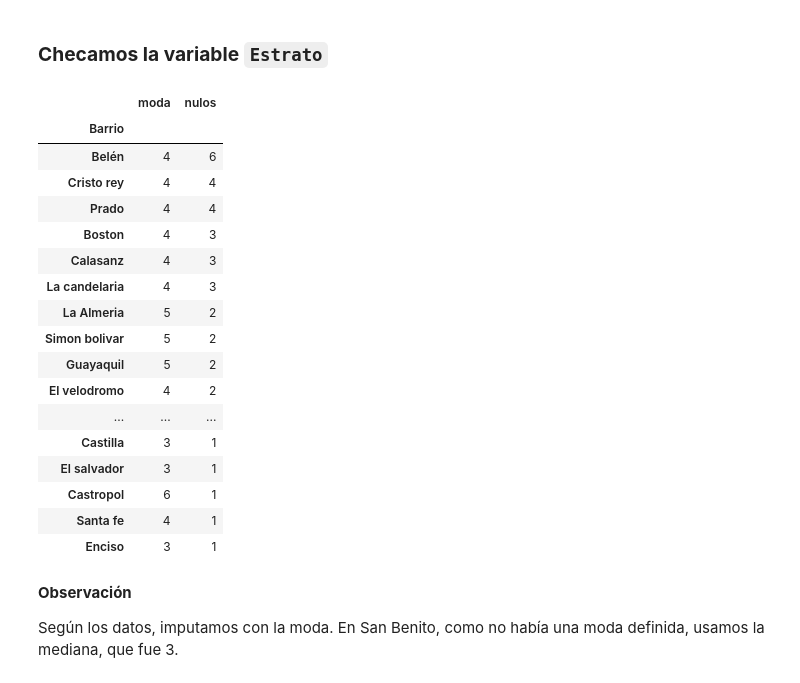
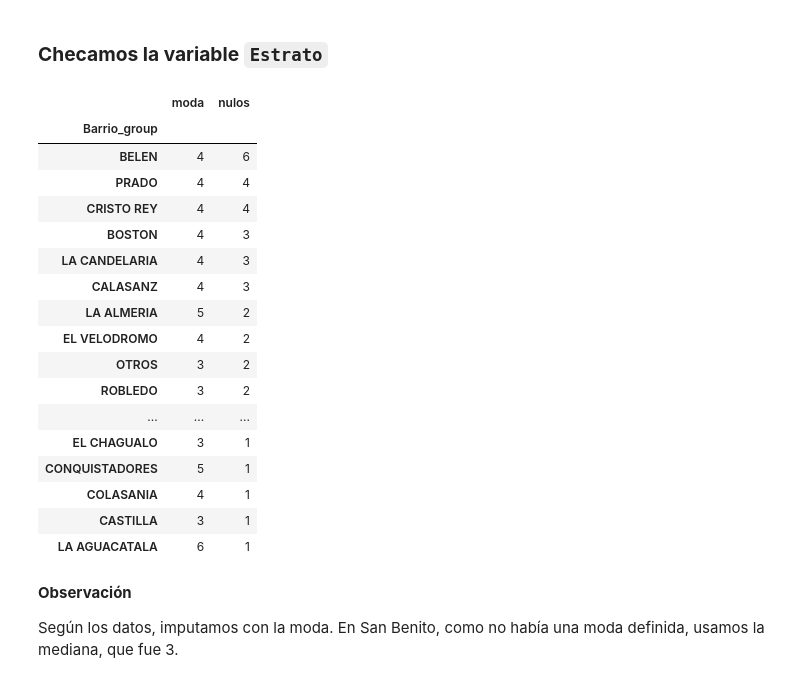
Before and after one commit to EloisaCB43/Proyecto2_ML, a Jupyter notebook: notebooks/EDA.ipynb, the cells around one changed output. Saved outputs shown, nothing was run; the diff lists cells and outputs as text; code cells hidden in the pictures.

```diff
--- a/notebooks/EDA.ipynb
+++ b/notebooks/EDA.ipynb
@@ -440,7 +495,7 @@ df_filtrado.groupby("Barrio")["Antigüedad"].agg(
 La opción mas lógica para imputar en este caso es por barrio, considerando que la moda de la variable `Antigüedad` en barrios como Laureles, El Poblado y Belén son apartamentos mas viejos, mientras que zonas como El Velodromo, Calasanz, presentan un desarrollo creciente. E igualmente, se puede ver que el barrio con mas valores faltantes es Laureles.
 # %%
 # Para cada barrio, rellena los nulos de Antigüedad con el valor de antigüedad más común en ese mismo barrio. Si el barrio no tiene ningún dato de antigüedad, ponemos 'Desconocido'.
-df_filtrado['Antigüedad'] = df_filtrado.groupby('Barrio')['Antigüedad'].transform(
+df_filtrado['Antigüedad'] = df_filtrado.groupby('Barrio_group')['Antigüedad'].transform(
                               lambda x: x.fillna(x.mode()[0]) if not x.mode().empty else "Desconocido")
 # %%
 df_filtrado["Antigüedad"].isnull().sum()
@@ -525,29 +580,29 @@ fig.update_layout(bargap=0.3)
 fig.show()
 # %%
 # Miramos el estrato por barrio para ver si tiene sentido, en este caso se ve la moda y los nulos
-df_filtrado.groupby("Barrio")["Estrato"].agg(
+df_filtrado.groupby("Barrio_group")["Estrato"].agg(
     moda=lambda x: x.mode()[0] if not x.mode().empty else "Sin moda",
     nulos=lambda x: x.isnull().sum()
 ).sort_values("nulos", ascending=False).head(20)
 # %% [output]
 |  | moda | nulos |
-| Barrio |  |  |
-| Belén | 4 | 6 |
-| Cristo rey | 4 | 4 |
-| Prado | 4 | 4 |
-| Boston | 4 | 3 |
-| Calasanz | 4 | 3 |
-| La candelaria | 4 | 3 |
-| La Almeria | 5 | 2 |
-| Simon bolivar | 5 | 2 |
-| Guayaquil | 5 | 2 |
-| El velodromo | 4 | 2 |
+| Barrio_group |  |  |
+| BELEN | 4 | 6 |
+| PRADO | 4 | 4 |
+| CRISTO REY | 4 | 4 |
+| BOSTON | 4 | 3 |
+| LA CANDELARIA | 4 | 3 |
+| CALASANZ | 4 | 3 |
+| LA ALMERIA | 5 | 2 |
+| EL VELODROMO | 4 | 2 |
+| OTROS | 3 | 2 |
+| ROBLEDO | 3 | 2 |
 | ... | ... | ... |
-| Castilla | 3 | 1 |
-| El salvador | 3 | 1 |
-| Castropol | 6 | 1 |
-| Santa fe | 4 | 1 |
-| Enciso | 3 | 1 |
+| EL CHAGUALO | 3 | 1 |
+| CONQUISTADORES | 5 | 1 |
+| COLASANIA | 4 | 1 |
+| CASTILLA | 3 | 1 |
+| LA AGUACATALA | 6 | 1 |
 # %% [markdown]
 **Observación**
 
```
Also changed, not shown: parts of 28 cells of this notebook, 1 other file.
